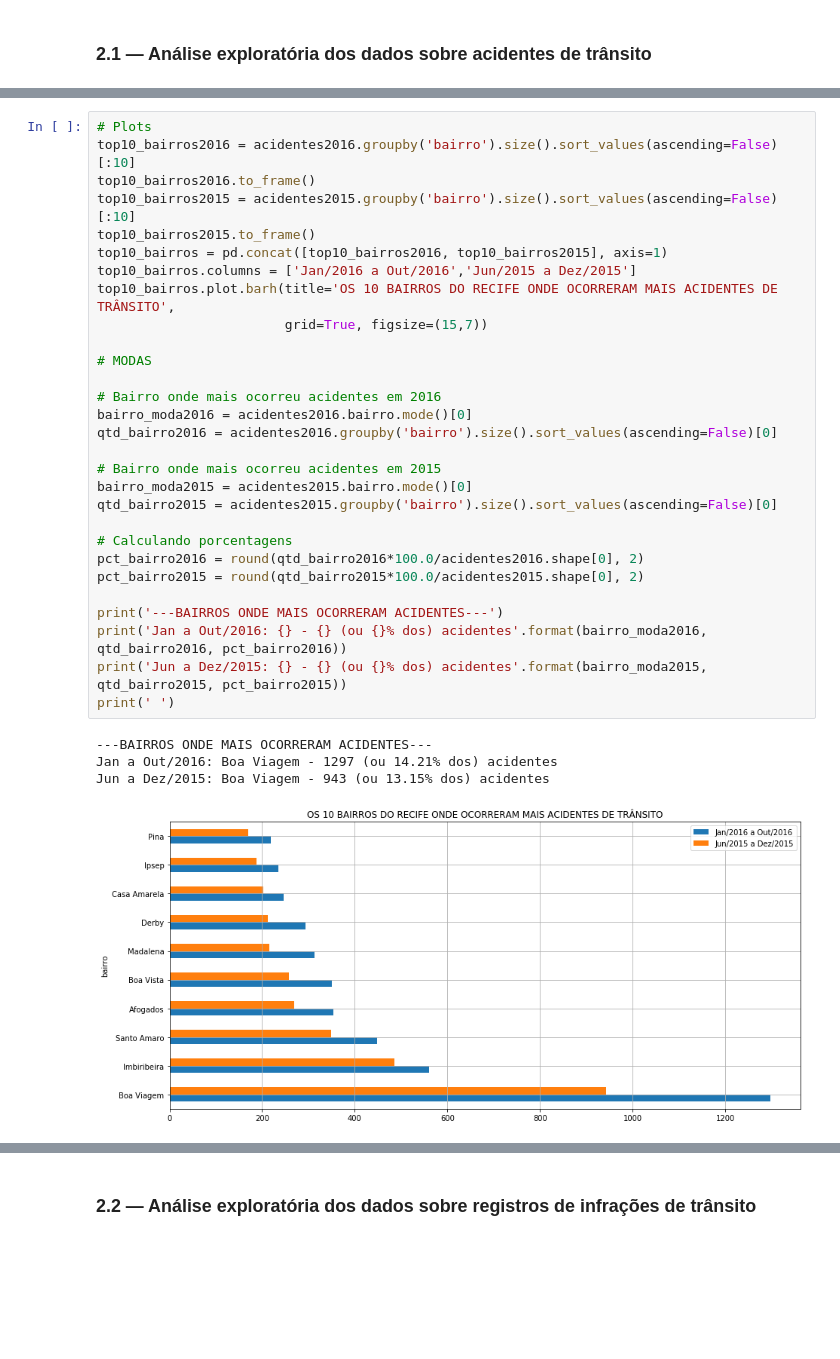
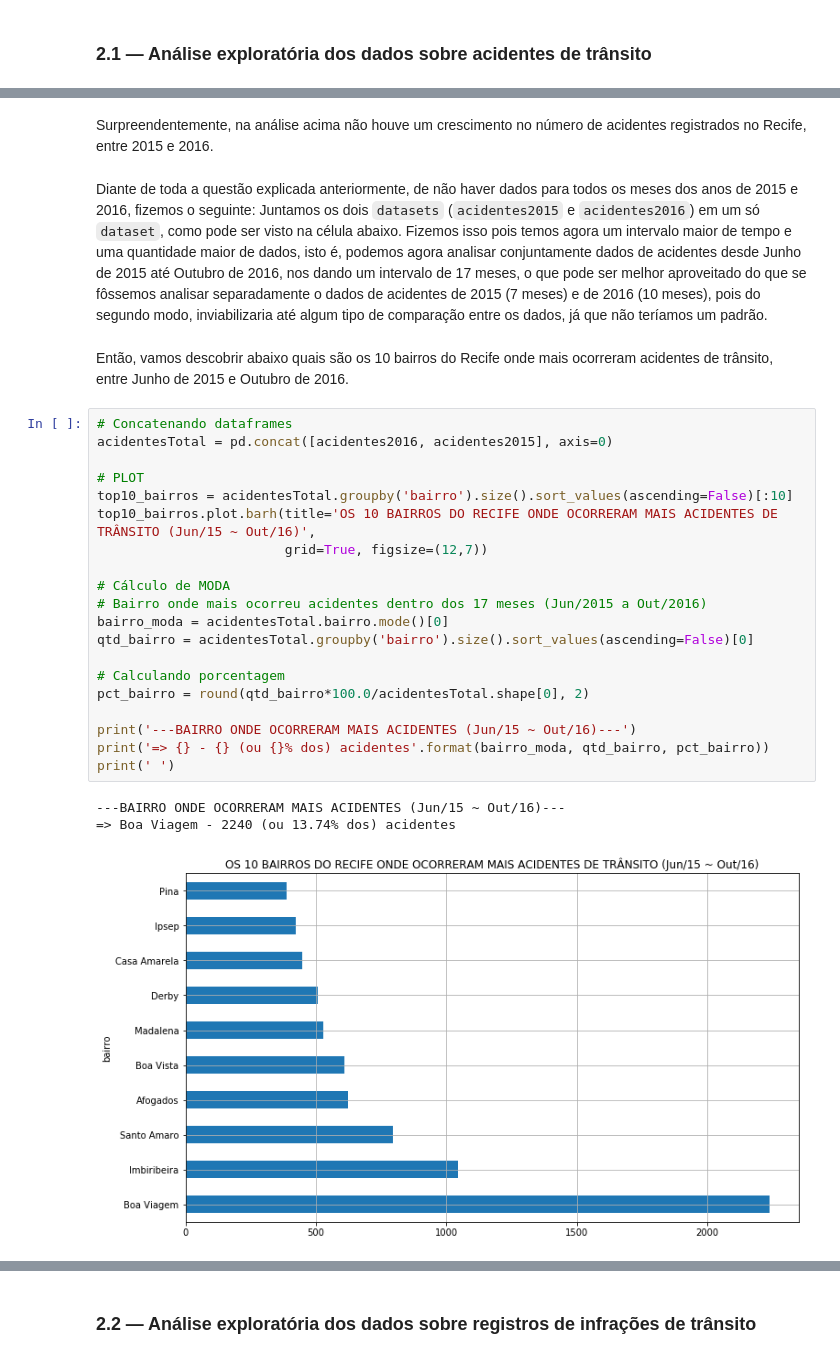
Before and after one commit to if1015-datascience-ufpe/projeto-2017-1-datascienceteam, a Jupyter notebook: 02_analises-e-resultados.ipynb, the cells around one changed output, grey strips where cells are left out. Cells and saved outputs as stored; diff of their text form; blank space fills up the shorter version.

```diff
--- a/02_analises-e-resultados.ipynb
+++ b/02_analises-e-resultados.ipynb
@@ -88,36 +87,32 @@ Melhorando a estimativa...
 
 Decaimento de cerca de 15.0% no número de acidentes de trânsito em Recife
+# %% [markdown]
+Surpreendentemente, na análise acima não houve um crescimento no número de acidentes registrados no Recife, entre 2015 e 2016.
+# %% [markdown]
+Diante de toda a questão explicada anteriormente, de não haver dados para todos os meses dos anos de 2015 e 2016, fizemos o seguinte: Juntamos os dois `datasets` (`acidentes2015` e `acidentes2016`) em um só `dataset`, como pode ser visto na célula abaixo. Fizemos isso pois temos agora um intervalo maior de tempo e uma quantidade maior de dados, isto é, podemos agora analisar conjuntamente dados de acidentes desde Junho de 2015 até Outubro de 2016, nos dando um intervalo de 17 meses, o que pode ser melhor aproveitado do que se fôssemos analisar separadamente o dados de acidentes de 2015 (7 meses) e de 2016 (10 meses), pois do segundo modo, inviabilizaria até algum tipo de comparação entre os dados, já que não teríamos um padrão.
+# %% [markdown]
+Então, vamos descobrir abaixo quais são os 10 bairros do Recife onde mais ocorreram acidentes de trânsito, entre Junho de 2015 e Outubro de 2016.
 # %%
-# Plots
-top10_bairros2016 = acidentes2016.groupby('bairro').size().sort_values(ascending=False)[:10]
-top10_bairros2016.to_frame()
-top10_bairros2015 = acidentes2015.groupby('bairro').size().sort_values(ascending=False)[:10]
-top10_bairros2015.to_frame()
-top10_bairros = pd.concat([top10_bairros2016, top10_bairros2015], axis=1)
-top10_bairros.columns = ['Jan/2016 a Out/2016','Jun/2015 a Dez/2015']
-top10_bairros.plot.barh(title='OS 10 BAIRROS DO RECIFE ONDE OCORRERAM MAIS ACIDENTES DE TRÂNSITO',
-                        grid=True, figsize=(15,7))
+# Concatenando dataframes
+acidentesTotal = pd.concat([acidentes2016, acidentes2015], axis=0)
 
-# MODAS
+# PLOT
+top10_bairros = acidentesTotal.groupby('bairro').size().sort_values(ascending=False)[:10]
+top10_bairros.plot.barh(title='OS 10 BAIRROS DO RECIFE ONDE OCORRERAM MAIS ACIDENTES DE TRÂNSITO (Jun/15 ~ Out/16)',
+                        grid=True, figsize=(12,7))
 
-# Bairro onde mais ocorreu acidentes em 2016
-bairro_moda2016 = acidentes2016.bairro.mode()[0]
-qtd_bairro2016 = acidentes2016.groupby('bairro').size().sort_values(ascending=False)[0]
+# Cálculo de MODA
+# Bairro onde mais ocorreu acidentes dentro dos 17 meses (Jun/2015 a Out/2016)
+bairro_moda = acidentesTotal.bairro.mode()[0]
+qtd_bairro = acidentesTotal.groupby('bairro').size().sort_values(ascending=False)[0]
 
-# Bairro onde mais ocorreu acidentes em 2015
-bairro_moda2015 = acidentes2015.bairro.mode()[0]
-qtd_bairro2015 = acidentes2015.groupby('bairro').size().sort_values(ascending=False)[0]
+# Calculando porcentagem
+pct_bairro = round(qtd_bairro*100.0/acidentesTotal.shape[0], 2)
 
-# Calculando porcentagens
-pct_bairro2016 = round(qtd_bairro2016*100.0/acidentes2016.shape[0], 2)
-pct_bairro2015 = round(qtd_bairro2015*100.0/acidentes2015.shape[0], 2)
-
-print('---BAIRROS ONDE MAIS OCORRERAM ACIDENTES---')
-print('Jan a Out/2016: {} - {} (ou {}% dos) acidentes'.format(bairro_moda2016, qtd_bairro2016, pct_bairro2016))
-print('Jun a Dez/2015: {} - {} (ou {}% dos) acidentes'.format(bairro_moda2015, qtd_bairro2015, pct_bairro2015))
+print('---BAIRRO ONDE OCORRERAM MAIS ACIDENTES (Jun/15 ~ Out/16)---')
+print('=> {} - {} (ou {}% dos) acidentes'.format(bairro_moda, qtd_bairro, pct_bairro))
 print(' ')
 # %% [output]
----BAIRROS ONDE MAIS OCORRERAM ACIDENTES---
-Jan a Out/2016: Boa Viagem - 1297 (ou 14.21% dos) acidentes
-Jun a Dez/2015: Boa Viagem - 943 (ou 13.15% dos) acidentes
+---BAIRRO ONDE OCORRERAM MAIS ACIDENTES (Jun/15 ~ Out/16)---
+=> Boa Viagem - 2240 (ou 13.74% dos) acidentes
-[figure, old version]
+[figure, new version]
```
Also changed, not shown: parts of 33 cells of this notebook, 1 other file.
